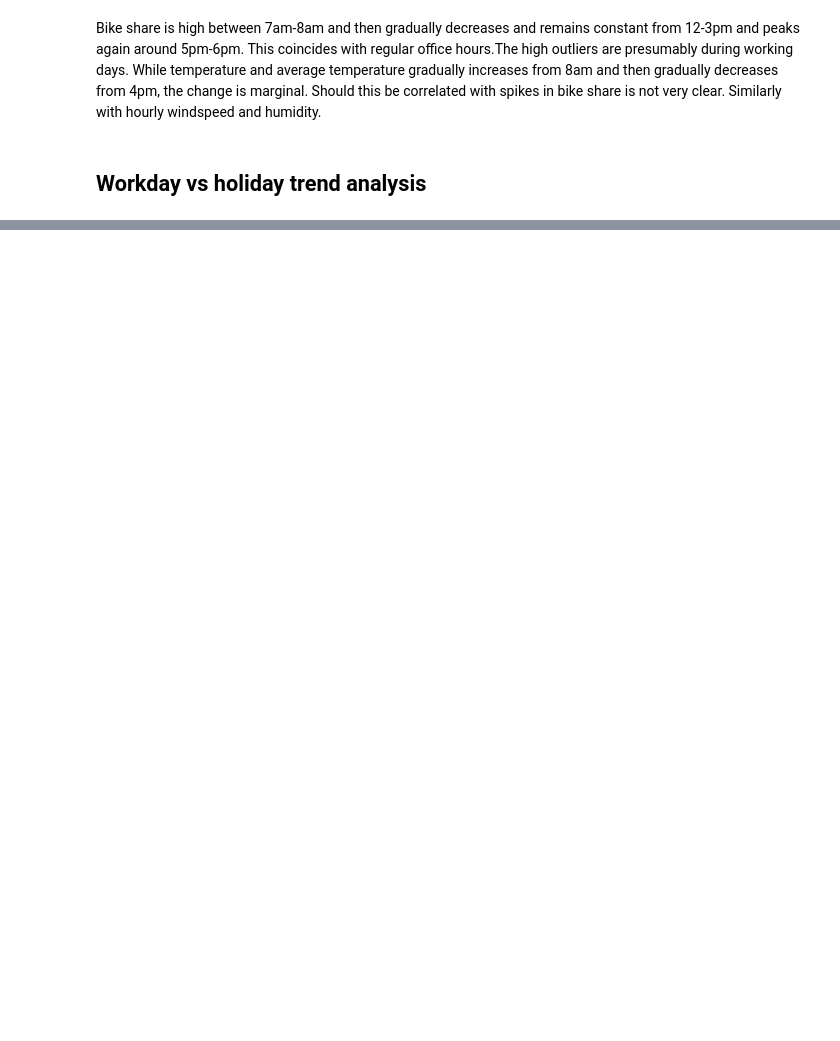
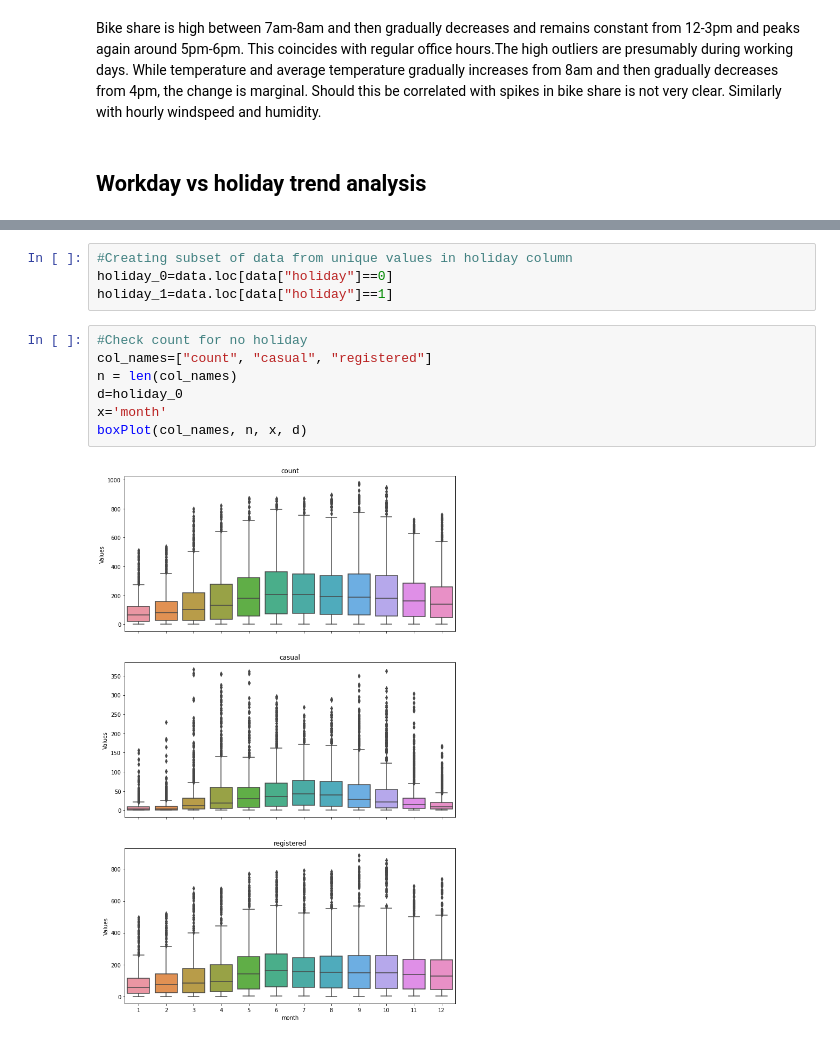
Before and after one commit to Harmeet2504/timeseries, a Jupyter notebook: Bike_share_analysis/bike_timeseries_EDA.ipynb, the cells around one changed output, grey strips where cells are left out. Drawn from its saved outputs; the diff is of its cells as text; blank space fills up the shorter version.

```diff
--- a/Bike_share_analysis/bike_timeseries_EDA.ipynb
+++ b/Bike_share_analysis/bike_timeseries_EDA.ipynb
@@ -206,0 +201,13 @@ data["workingday"].plot(figsize=(11,4))
+# %%
+#Creating subset of data from unique values in holiday column
+holiday_0=data.loc[data["holiday"]==0]
+holiday_1=data.loc[data["holiday"]==1]
+# %%
+#Check count for no holiday
+col_names=["count", "casual", "registered"]
+n = len(col_names)
+d=holiday_0
+x='month'
+boxPlot(col_names, n, x, d)
+# %% [output]
+[figure, added]
```
Also changed, not shown: parts of 26 cells of this notebook.
